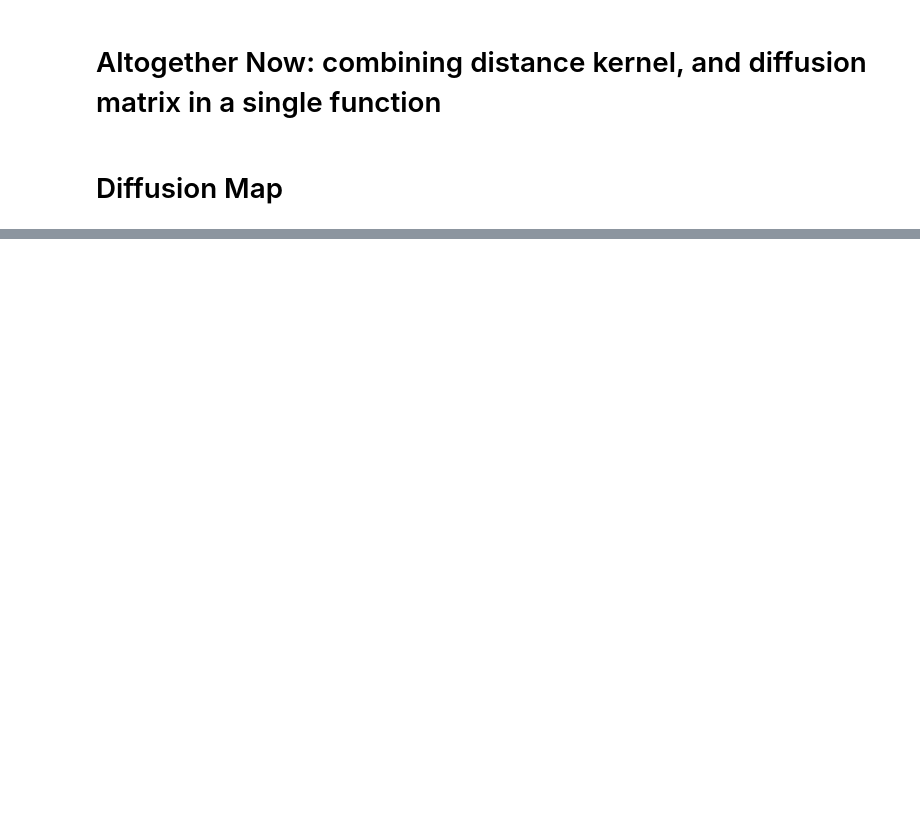
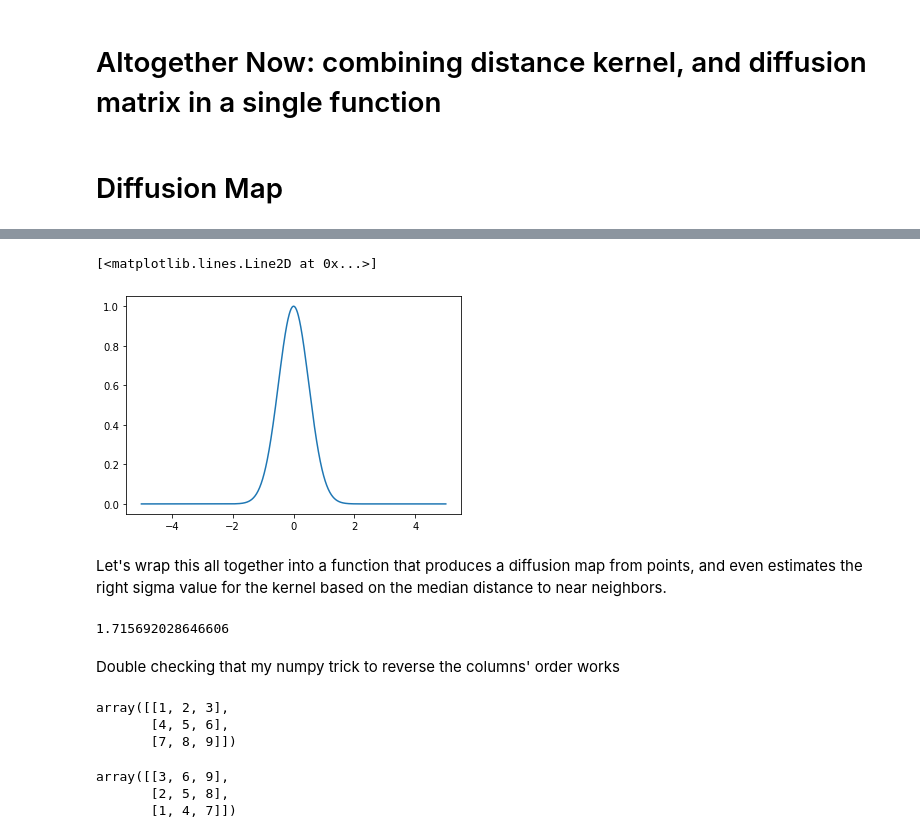
Before and after one commit to professorwug/losscurves, a Jupyter notebook: 01_graph_building.ipynb, the cells around one changed output, grey strips where cells are left out. Saved outputs shown, nothing was run; the diff lists cells and outputs as text; code cells hidden in the pictures; blank space fills up the shorter version.

```diff
--- a/01_graph_building.ipynb
+++ b/01_graph_building.ipynb
@@ -375,0 +397,13 @@ plt.scatter(diff_map[:,-1],diff_map[:,-2], c=y)
+# %%
+x_kernel = np.linspace(-5,5,1000)
+y_kernel = np.exp(-x_kernel**2/(2*0.5**2))
+plt.plot(x_kernel,y_kernel)
+# %% [output]
+[<matplotlib.lines.Line2D at 0x...>]
+[figure, added]
+# %% [markdown]
+Let's wrap this all together into a function that produces a diffusion map from points, and even estimates the right sigma value for the kernel based on the median distance to near neighbors.
+# %%
+np.median(np.partition(Dists,10)[:,10])
+# %% [output]
+1.715692028646606
@@ -375,0 +447,15 @@ plt.scatter(diff_map[:,-1],diff_map[:,-2], c=y)
+# %% [markdown]
+Double checking that my numpy trick to reverse the columns' order works
+# %%
+U = np.array([[1,2,3],[4,5,6],[7,8,9]])
+U
+# %% [output]
+array([[1, 2, 3],
+       [4, 5, 6],
+       [7, 8, 9]])
+# %%
+U[:,::-1].T
+# %% [output]
+array([[3, 6, 9],
+       [2, 5, 8],
+       [1, 4, 7]])
```
Also changed, not shown: parts of 17 cells of this notebook, 8 other files.
